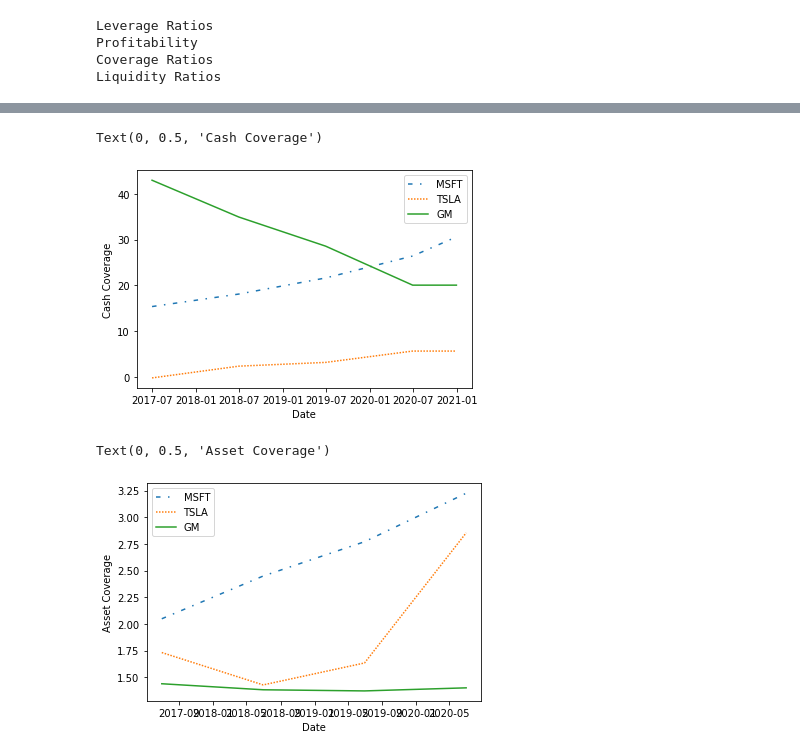
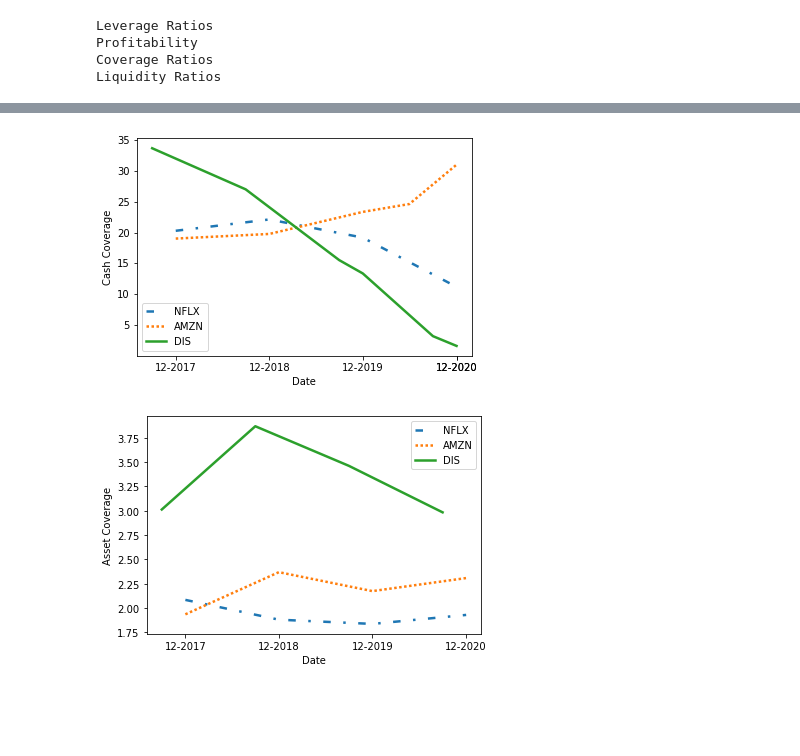
Before and after one commit to robinsonmatt54/Ratio_yahoo_fin, a Jupyter notebook: ratio.ipynb, the cells around one changed output, grey strips where cells are left out. Saved outputs shown, nothing was run; the diff lists cells and outputs as text; code cells hidden in the pictures; blank space fills up the shorter version.

```diff
--- a/ratio.ipynb
+++ b/ratio.ipynb
@@ -44,9 +44,9 @@ Liquidity
  :Cash Ratio
 # %%
 #Equity Ticker to compare
-t1 = 'msft'
-t2 = 'tsla'
-t3 = 'gm'
+t1 = 'nflx'
+t2 = 'amzn'
+t3 = 'dis'
 # %%
 #Ticker to analyze
 ticker = Ticker(t1)
@@ -527,2 +522,7 @@ msft   2017-06-30         NaN
+# %%
+#since this is getting used as the x-axis no need to create a date series for the other two df, in addition these series will be used to clean up the x-axis
+df_joined['Date'] = df_joined['asOfDate'].dt.strftime('%m-%Y')
+ticker_Bal['Date'] = ticker_Bal['asOfDate'].dt.strftime('%m-%Y')
+ticker_income['Date'] = ticker_income['asOfDate'].dt.strftime('%m-%Y')
 # %%
 #search linestyles for different styles
@@ -604,25 +611,27 @@ Text(0, 0.5, 'Interest Coverage')
 # %%
-plt.plot(ticker_income['asOfDate'],ticker_income['Cash_coverage'], label = t1.upper(),linestyle = (0, (3, 5, 1, 5)))
-plt.plot(ticker_income['asOfDate'],ticker_income2['Cash_coverage'], label = t2.upper(),linestyle = (0, (1, 1)))
-plt.plot(ticker_income['asOfDate'],ticker_income3['Cash_coverage'], label = t3.upper())
+plt.plot(ticker_income['asOfDate'],ticker_income['Cash_coverage'], label = t1.upper(),linestyle = (0, (3, 5, 1, 5)), linewidth = 2.5)
+plt.plot(ticker_income2['asOfDate'],ticker_income2['Cash_coverage'], label = t2.upper(),linestyle = (0, (1, 1)), linewidth = 2.5)
+plt.plot(ticker_income3['asOfDate'],ticker_income3['Cash_coverage'], label = t3.upper(), linewidth = 2.5)
 plt.legend()
 plt.xlabel('Date')
 plt.ylabel('Cash Coverage')
+plt.xticks(ticker_income['asOfDate'],ticker_income['Date'])
+plt.show()
 # %% [output]
-Text(0, 0.5, 'Cash Coverage')
-[figure, old version]
+[figure, new version]
 # %%
 #ticker_Bal['Date'] = ticker_Bal['asOfDate'].dt.strftime('%m-%Y')
 #ticker_Bal2['Date'] = ticker_Bal2['asOfDate'].dt.strftime('%m-%Y')
 #ticker_Bal3['Date'] = ticker_Bal3['asOfDate'].dt.strftime('%m-%Y')
 # %%
-plt.plot(ticker_Bal['asOfDate'],ticker_Bal['Asset_coverage'], label = t1.upper(),linestyle = (0, (3, 5, 1, 5)))
-plt.plot(ticker_Bal['asOfDate'],ticker_Bal2['Asset_coverage'], label = t2.upper(),linestyle = (0, (1, 1)))
-plt.plot(ticker_Bal['asOfDate'],ticker_Bal3['Asset_coverage'], label = t3.upper())
+plt.plot(ticker_Bal['asOfDate'],ticker_Bal['Asset_coverage'], label = t1.upper(),linestyle = (0, (3, 5, 1, 5)), linewidth = 2.5)
+plt.plot(ticker_Bal2['asOfDate'],ticker_Bal2['Asset_coverage'], label = t2.upper(),linestyle = (0, (1, 1)), linewidth = 2.5)
+plt.plot(ticker_Bal3['asOfDate'],ticker_Bal3['Asset_coverage'], label = t3.upper(), linewidth = 2.5)
 plt.legend()
 plt.xlabel('Date')
 plt.ylabel('Asset Coverage')
+plt.xticks(ticker_Bal['asOfDate'],ticker_Bal['Date'])
+plt.show()
 # %% [output]
-Text(0, 0.5, 'Asset Coverage')
-[figure, old version]
+[figure, new version]
 # %%
```
Also changed, not shown: parts of 24 cells of this notebook.
